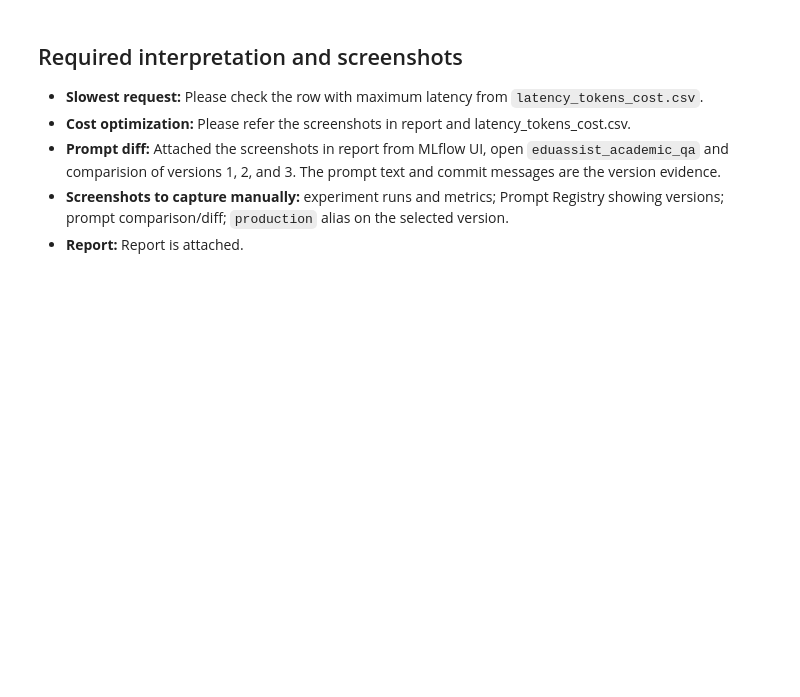
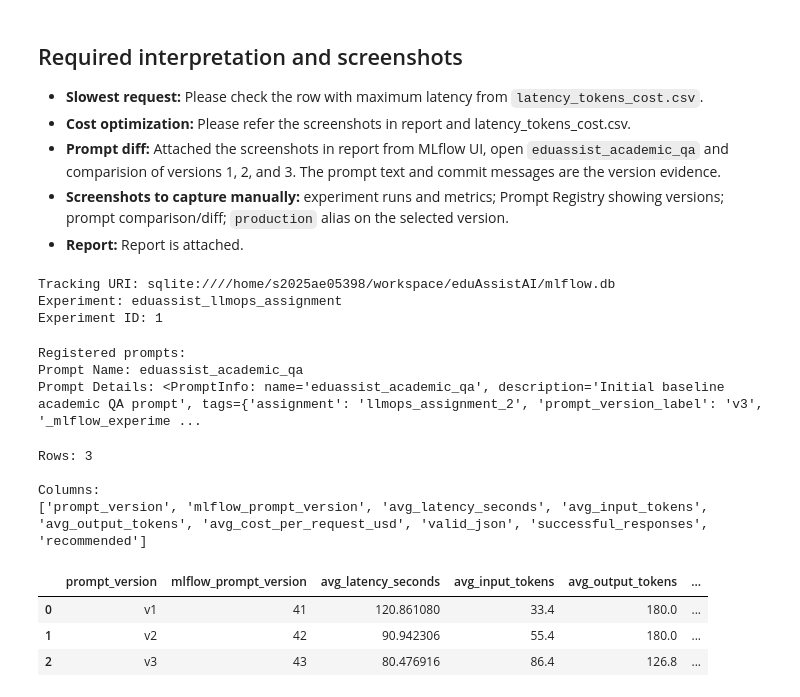
Before and after one commit to 2025ae05398-afk/eduAssistAI, a Jupyter notebook: MLOps_Assignment_2.ipynb, the cells around one changed output. Saved outputs shown, nothing was run; the diff lists cells and outputs as text; code cells hidden in the pictures; blank space fills up the shorter version.

```diff
--- a/MLOps_Assignment_2.ipynb
+++ b/MLOps_Assignment_2.ipynb
@@ -248,3 +421,55 @@ print("Pricing is an estimate in USD, based on the configured model rates and AP
 - **Prompt diff:** Attached the screenshots in report from MLflow UI, open `eduassist_academic_qa` and comparision of versions 1, 2, and 3. The prompt text and commit messages are the version evidence.
 - **Screenshots to capture manually:** experiment runs and metrics; Prompt Registry showing versions; prompt comparison/diff; `production` alias on the selected version.
 - **Report:** Report is attached.
+# %%
+import mlflow
+
+mlflow.set_tracking_uri(os.getenv("MLFLOW_TRACKING_URI", "http://127.0.0.1:5000"))
+
+experiment_name = "eduassist_llmops_assignment"
+experiment = mlflow.get_experiment_by_name(experiment_name)
+
+print("Tracking URI:", mlflow.get_tracking_uri())
+print("Experiment:", experiment.name if experiment else "Not found")
+print("Experiment ID:", experiment.experiment_id if experiment else "Not found")
+# %% [output]
+Tracking URI: sqlite:////home/s2025ae05398/workspace/eduAssistAI/mlflow.db
+Experiment: eduassist_llmops_assignment
+Experiment ID: 1
+# %%
+from mlflow import MlflowClient
+
+mlflow_client = MlflowClient()
+
+prompts = mlflow_client.search_prompts(
+    filter_string="name = 'eduassist_academic_qa'"
+)
+
+print("Registered prompts:")
+
+for prompt in prompts:
+    print("Prompt Name:", prompt.name)
+    print("Prompt Details:", prompt)
+# %% [output]
+Registered prompts:
+Prompt Name: eduassist_academic_qa
+Prompt Details: <PromptInfo: name='eduassist_academic_qa', description='Initial baseline academic QA prompt', tags={'assignment': 'llmops_assignment_2', 'prompt_version_label': 'v3', '_mlflow_experime ...
+# %%
+import pandas as pd
+
+df = pd.read_csv("prompt_evaluation_results.csv")
+
+print("Rows:", len(df))
+print("\nColumns:")
+print(df.columns.tolist())
+
+display(df.head(10))
+# %% [output]
+Rows: 3
+
+Columns:
+['prompt_version', 'mlflow_prompt_version', 'avg_latency_seconds', 'avg_input_tokens', 'avg_output_tokens', 'avg_cost_per_request_usd', 'valid_json', 'successful_responses', 'recommended']
+|  | prompt_version | mlflow_prompt_version | avg_latency_seconds | avg_input_tokens | avg_output_tokens | ... |
+| 0 | v1 | 41 | 120.861080 | 33.4 | 180.0 | ... |
+| 1 | v2 | 42 | 90.942306 | 55.4 | 180.0 | ... |
+| 2 | v3 | 43 | 80.476916 | 86.4 | 126.8 | ... |
```
Also changed, not shown: parts of 13 cells of this notebook, 1 other file.
